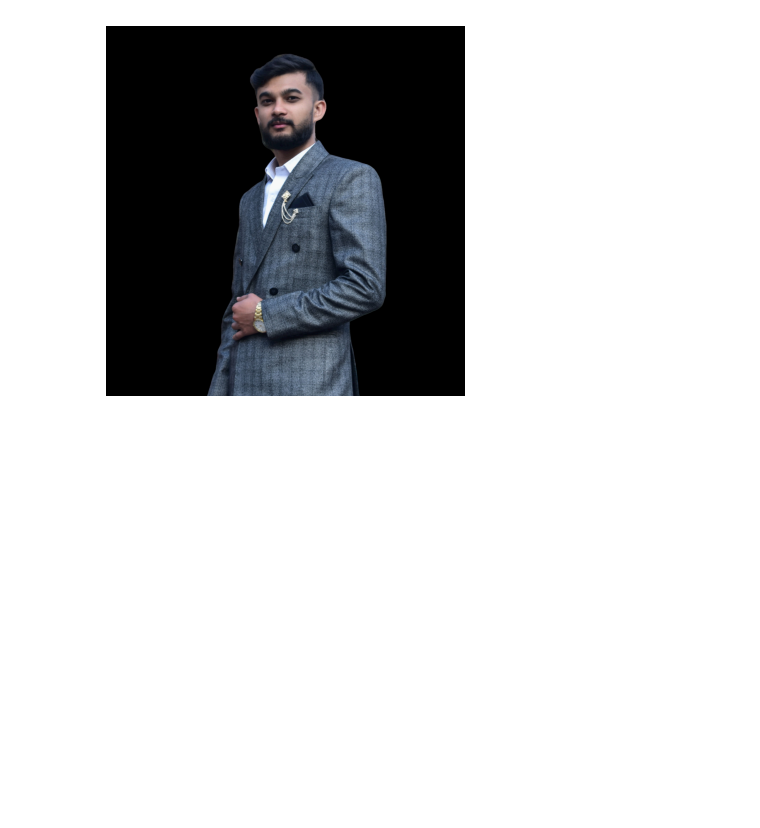
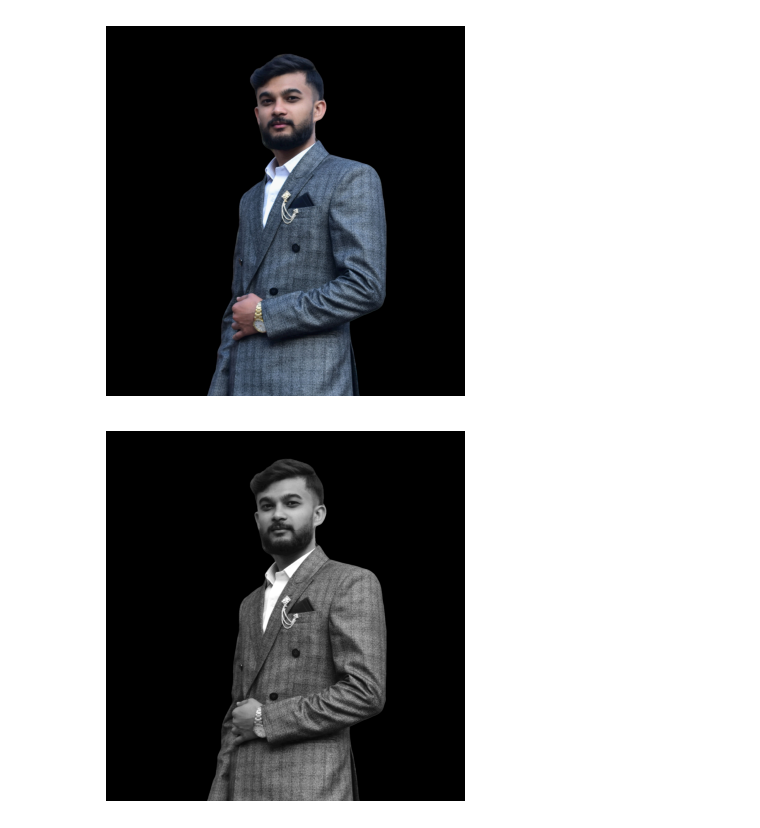
Before and after one commit to RajnishAdhikari/Projects, a Jupyter notebook: E-KYC Using Computer Vision/01_opencv_operations.ipynb, the cells around one changed output. Saved outputs shown, nothing was run; the diff lists cells and outputs as text; code cells hidden in the pictures; blank space fills up the shorter version.

```diff
--- a/E-KYC Using Computer Vision/01_opencv_operations.ipynb
+++ b/E-KYC Using Computer Vision/01_opencv_operations.ipynb
@@ -54,3 +54,11 @@ plt.axis('off')
 plt.show()
 # %% [output]
 [figure]
+# %%
+# converting image to gray_scale
+gray_image = cv2.cvtColor(rgb_img, cv2.COLOR_BGR2GRAY)
+plt.imshow(gray_image, cmap='gray')
+plt.axis('off')
+plt.show()
+# %% [output]
+[figure, added]
```
Also changed, not shown: parts of 2 cells of this notebook.
